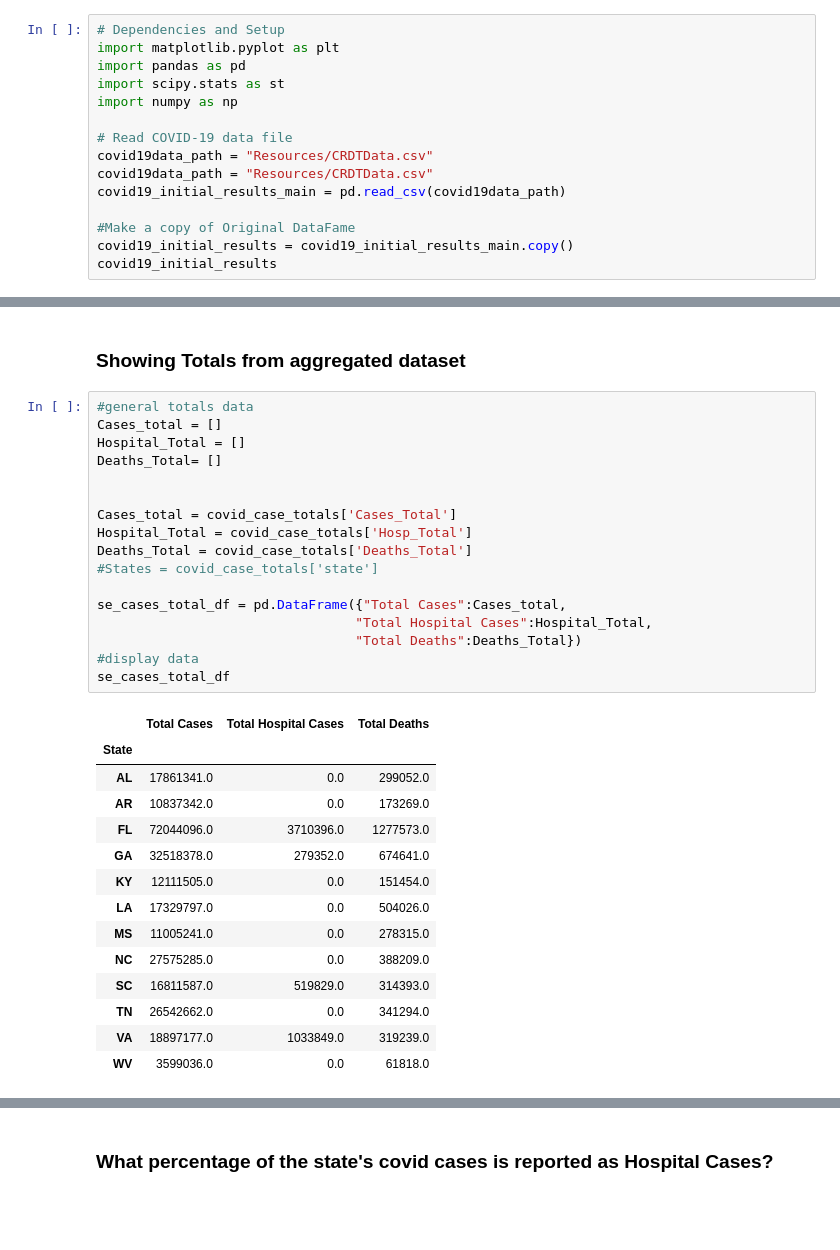
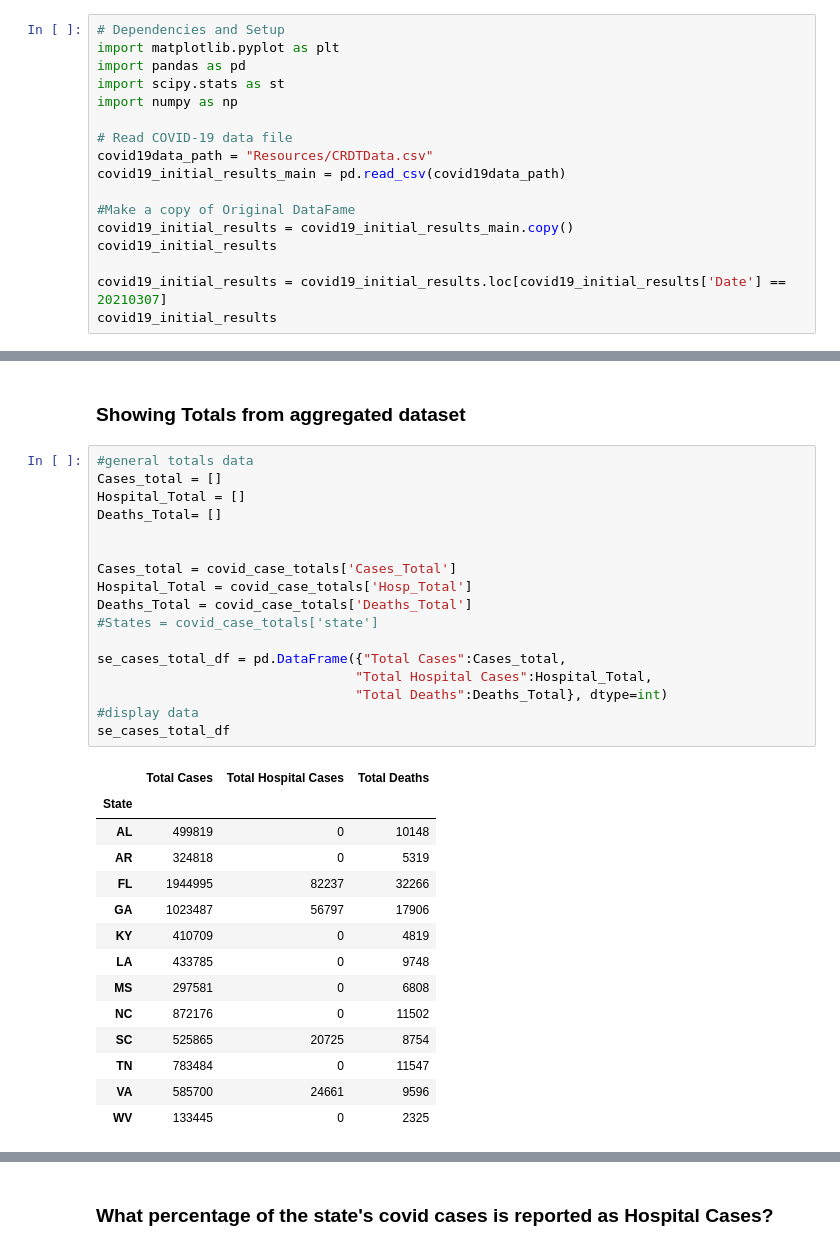
Before and after one commit to burnettaw/CMBKS-Group-5, a Jupyter notebook: covid_analysis_G1-3.ipynb, the cells around one changed output, grey strips where cells are left out. Drawn from its saved outputs; the diff is of its cells as text; blank space fills up the shorter version.

```diff
--- a/covid_analysis_G1-3.ipynb
+++ b/covid_analysis_G1-3.ipynb
@@ -14,12 +14,14 @@ import numpy as np
 
 # Read COVID-19 data file
 covid19data_path = "Resources/CRDTData.csv"
-covid19data_path = "Resources/CRDTData.csv"
 covid19_initial_results_main = pd.read_csv(covid19data_path)
 
 #Make a copy of Original DataFame
 covid19_initial_results = covid19_initial_results_main.copy()
 covid19_initial_results
+
+covid19_initial_results = covid19_initial_results.loc[covid19_initial_results['Date'] == 20210307]
+covid19_initial_results
 # %% [output]
 |  | Date | State | Cases_Total | Cases_White | Cases_Black | Cases_Latinx | Cases_Asian | Cases_AIAN | ... |
 | 0 | 20210307 | AK | 59332.0 | 18300.0 | 1499.0 | NaN | 2447.0 | 12238.0 | ... |
@@ -105,35 +128,35 @@ covid_case_totals
 # %%
 #general totals data
 Cases_total = []
 Hospital_Total = []
 Deaths_Total= []
 
 
 Cases_total = covid_case_totals['Cases_Total']
 Hospital_Total = covid_case_totals['Hosp_Total']
 Deaths_Total = covid_case_totals['Deaths_Total']
 #States = covid_case_totals['state']
 
 se_cases_total_df = pd.DataFrame({"Total Cases":Cases_total,
                                  "Total Hospital Cases":Hospital_Total,
-                                 "Total Deaths":Deaths_Total})
+                                 "Total Deaths":Deaths_Total}, dtype=int)
 #display data
 se_cases_total_df
 # %% [output]
 |  | Total Cases | Total Hospital Cases | Total Deaths |
 | State |  |  |  |
-| AL | 17861341.0 | 0.0 | 299052.0 |
-| AR | 10837342.0 | 0.0 | 173269.0 |
-| FL | 72044096.0 | 3710396.0 | 1277573.0 |
-| GA | 32518378.0 | 279352.0 | 674641.0 |
-| KY | 12111505.0 | 0.0 | 151454.0 |
-| LA | 17329797.0 | 0.0 | 504026.0 |
-| MS | 11005241.0 | 0.0 | 278315.0 |
-| NC | 27575285.0 | 0.0 | 388209.0 |
-| SC | 16811587.0 | 519829.0 | 314393.0 |
-| TN | 26542662.0 | 0.0 | 341294.0 |
-| VA | 18897177.0 | 1033849.0 | 319239.0 |
-| WV | 3599036.0 | 0.0 | 61818.0 |
+| AL | 499819 | 0 | 10148 |
+| AR | 324818 | 0 | 5319 |
+| FL | 1944995 | 82237 | 32266 |
+| GA | 1023487 | 56797 | 17906 |
+| KY | 410709 | 0 | 4819 |
+| LA | 433785 | 0 | 9748 |
+| MS | 297581 | 0 | 6808 |
+| NC | 872176 | 0 | 11502 |
+| SC | 525865 | 20725 | 8754 |
+| TN | 783484 | 0 | 11547 |
+| VA | 585700 | 24661 | 9596 |
+| WV | 133445 | 0 | 2325 |
 # %%
 #graph se totals
 se_cases_total_df.plot(kind='bar', figsize=(12,4))
```
Also changed, not shown: parts of 25 cells of this notebook, 1 other file.
